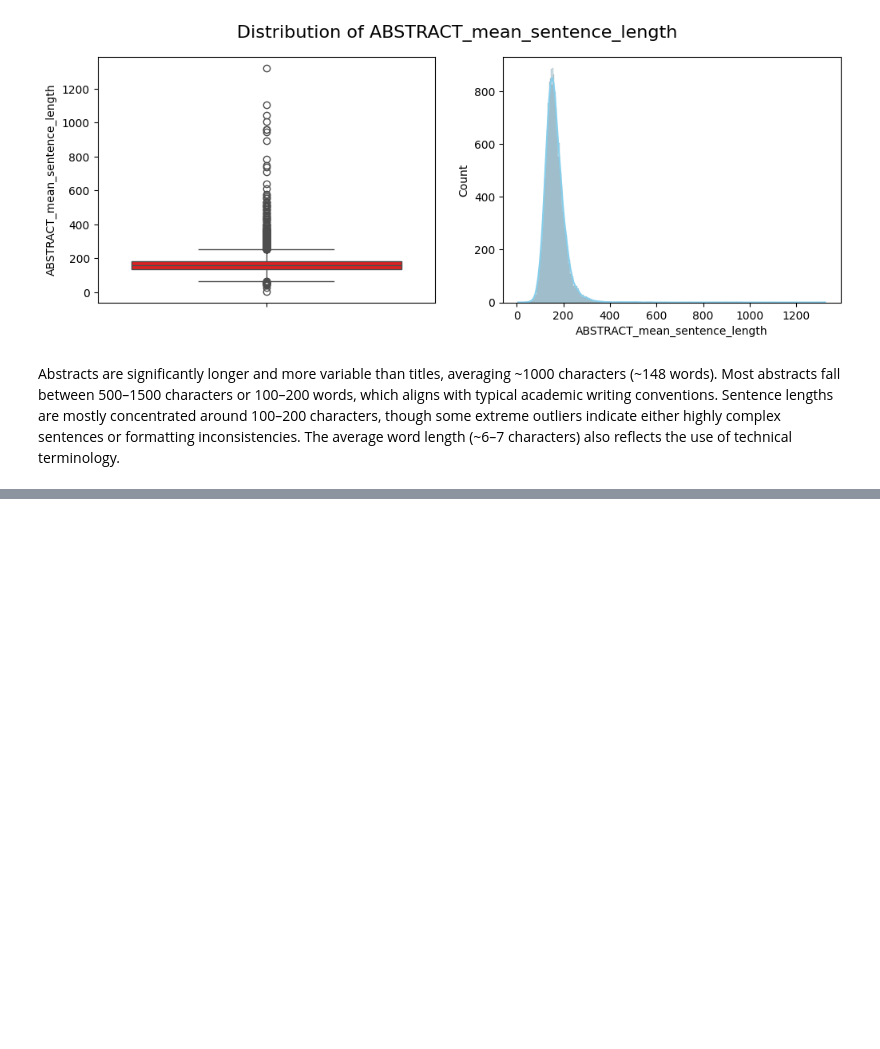
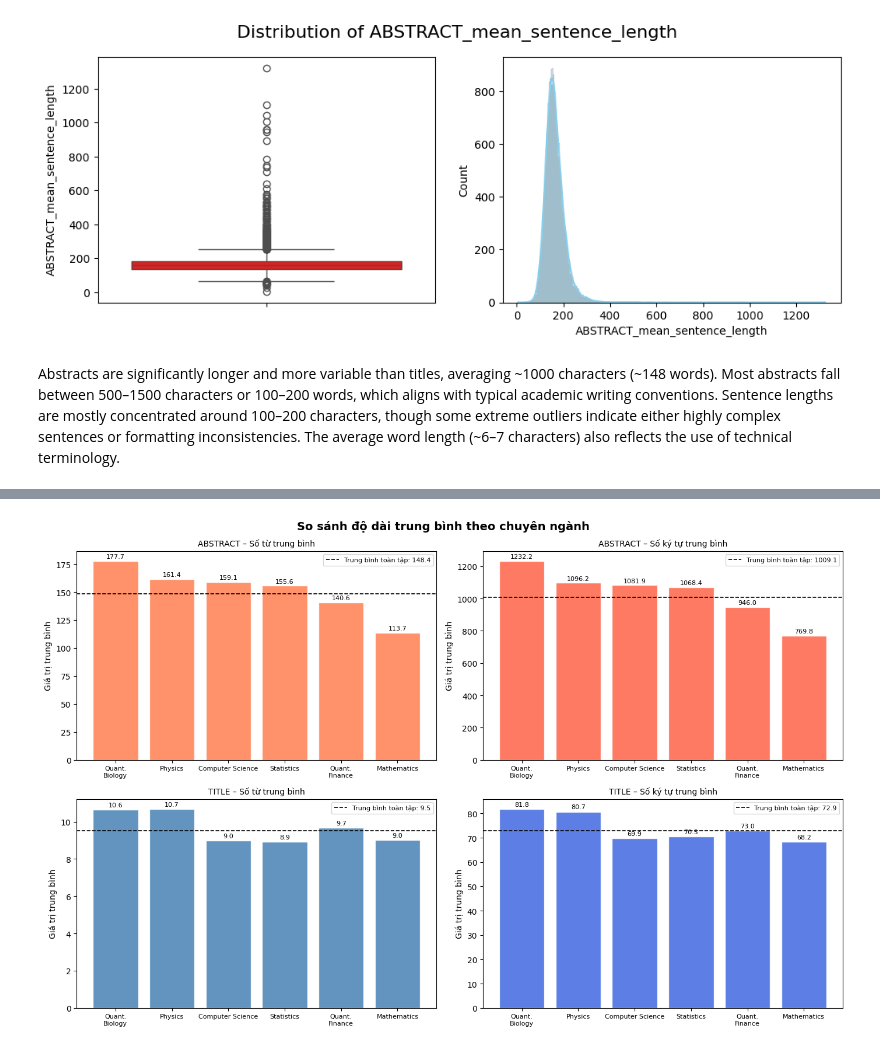
Before and after one commit to phngan05/ML-Assignment, a Jupyter notebook: notebooks/main.ipynb, the cells around one changed output, grey strips where cells are left out. Drawn from its saved outputs; the diff is of its cells as text; code cells hidden in the pictures; blank space fills up the shorter version.

Commit message:
[cell 18] So sánh độ dài trung bình của các bài báo giữa các chuyên ngành

```diff
--- a/notebooks/main.ipynb
+++ b/notebooks/main.ipynb
@@ -227,3 +219,101 @@ for col in abstract_length_columns:
 [figure]
 # %% [markdown]
 Abstracts are significantly longer and more variable than titles, averaging ~1000 characters (~148 words). Most abstracts fall between 500–1500 characters or 100–200 words, which aligns with typical academic writing conventions. Sentence lengths are mostly concentrated around 100–200 characters, though some extreme outliers indicate either highly complex sentences or formatting inconsistencies. The average word length (~6–7 characters) also reflects the use of technical terminology.
+# %%
+import matplotlib.pyplot as plt
+import numpy as np
+
+label_cols = ["Computer Science", "Physics", "Mathematics",
+              "Statistics", "Quantitative Biology", "Quantitative Finance"]
+
+# Đảm bảo các cột độ dài đã tồn tại
+if "abstract_word_len" not in df.columns:
+    df["title_char_len"]    = df["TITLE"].str.len()
+    df["abstract_char_len"] = df["ABSTRACT"].str.len()
+    df["title_word_len"]    = df["TITLE"].str.split().str.len()
+    df["abstract_word_len"] = df["ABSTRACT"].str.split().str.len()
+
+# ============================================================
+#  SO SÁNH ĐỘ DÀI TRUNG BÌNH THEO CHUYÊN NGÀNH
+# ============================================================
+print("=" * 80)
+print("  SO SÁNH ĐỘ DÀI TRUNG BÌNH THEO CHUYÊN NGÀNH")
+print("=" * 80)
+print(f"{'Chuyên ngành':<25} {'Số bài':>7} "
+      f"{'Title (từ)':>11} {'Title (ký tự)':>14} "
+      f"{'Abstract (từ)':>14} {'Abstract (ký tự)':>17}")
+print("-" * 80)
+
+summary = []
+for lbl in label_cols:
+    sub = df[df[lbl] == 1]
+    summary.append({
+        "label"       : lbl,
+        "n"           : len(sub),
+        "title_words" : sub["title_word_len"].mean(),
+        "title_chars" : sub["title_char_len"].mean(),
+        "abs_words"   : sub["abstract_word_len"].mean(),
+        "abs_chars"   : sub["abstract_char_len"].mean(),
+    })
+    print(f"{lbl:<25} {len(sub):>7,} "
+          f"{sub['title_word_len'].mean():>11.1f} {sub['title_char_len'].mean():>14.1f} "
+          f"{sub['abstract_word_len'].mean():>14.1f} {sub['abstract_char_len'].mean():>17.1f}")
+
+# --- Vẽ biểu đồ ---
+labels_sorted = [s["label"] for s in sorted(summary, key=lambda x: x["abs_words"], reverse=True)]
+abs_words  = [next(s["abs_words"]  for s in summary if s["label"] == l) for l in labels_sorted]
+abs_chars  = [next(s["abs_chars"]  for s in summary if s["label"] == l) for l in labels_sorted]
+title_words = [next(s["title_words"] for s in summary if s["label"] == l) for l in labels_sorted]
+title_chars = [next(s["title_chars"] for s in summary if s["label"] == l) for l in labels_sorted]
+
+x = np.arange(len(labels_sorted))
+short_labels = [l.replace("Quantitative ", "Quant.\n") for l in labels_sorted]
+
+fig, axes = plt.subplots(2, 2, figsize=(14, 9))
+fig.suptitle("So sánh độ dài trung bình theo chuyên ngành", fontsize=14, fontweight="bold")
+
+datasets = [
+    (axes[0, 0], abs_words,   "ABSTRACT – Số từ trung bình",       "coral"),
+    (axes[0, 1], abs_chars,   "ABSTRACT – Số ký tự trung bình",    "tomato"),
+    (axes[1, 0], title_words, "TITLE – Số từ trung bình",          "steelblue"),
+    (axes[1, 1], title_chars, "TITLE – Số ký tự trung bình",       "royalblue"),
+]
+
+for ax, values, title, color in datasets:
+    bars = ax.bar(x, values, color=color, edgecolor="white", alpha=0.85)
+    ax.set_title(title, fontsize=10)
+    ax.set_xticks(x)
+    ax.set_xticklabels(short_labels, fontsize=8)
+    ax.set_ylabel("Giá trị trung bình")
+    # Đường trung bình toàn tập
+    if "ABSTRACT" in title and "từ" in title:
+        overall_val = df["abstract_word_len"].mean()
+    elif "ABSTRACT" in title:
+        overall_val = df["abstract_char_len"].mean()
+    elif "TITLE" in title and "từ" in title:
+        overall_val = df["title_word_len"].mean()
+    else:
+        overall_val = df["title_char_len"].mean()
+
+    ax.axhline(overall_val, color="black", linestyle="--", linewidth=1.2,
+               label=f"Trung bình toàn tập: {overall_val:.1f}")
+    ax.legend(fontsize=8)
+    for bar_rect, val in zip(bars, values):
+        ax.text(bar_rect.get_x() + bar_rect.get_width() / 2,
+                bar_rect.get_height() + overall_val * 0.01,
+                f"{val:.1f}", ha="center", va="bottom", fontsize=8)
+
+plt.tight_layout()
+plt.show()
+
+# Nhận xét nổi bật
+print("\n--- Nhận xét ---")
+max_abs = max(summary, key=lambda x: x["abs_words"])
+min_abs = min(summary, key=lambda x: x["abs_words"])
+max_title = max(summary, key=lambda x: x["title_words"])
+min_title = min(summary, key=lambda x: x["title_words"])
+print(f"Abstract dài nhất (số từ) : {max_abs['label']} ({max_abs['abs_words']:.1f} từ/bài)")
+print(f"Abstract ngắn nhất (số từ): {min_abs['label']} ({min_abs['abs_words']:.1f} từ/bài)")
+print(f"Title dài nhất  (số từ)   : {max_title['label']} ({max_title['title_words']:.1f} từ/bài)")
+print(f"Title ngắn nhất (số từ)   : {min_title['label']} ({min_title['title_words']:.1f} từ/bài)")
+# %% [output]
@@ -229,0 +331 @@ Abstracts are significantly longer and more variable than titles, averaging ~100
+[figure, added]
```
Also changed, not shown: parts of 3 cells of this notebook.
